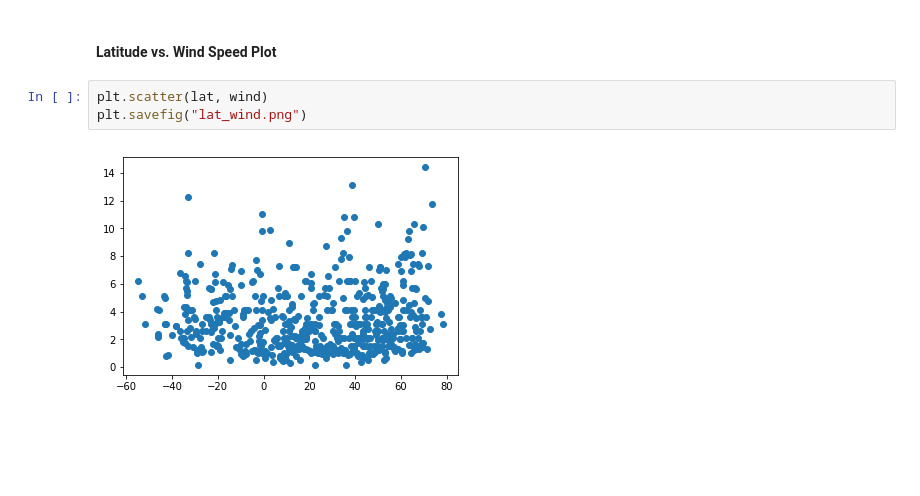
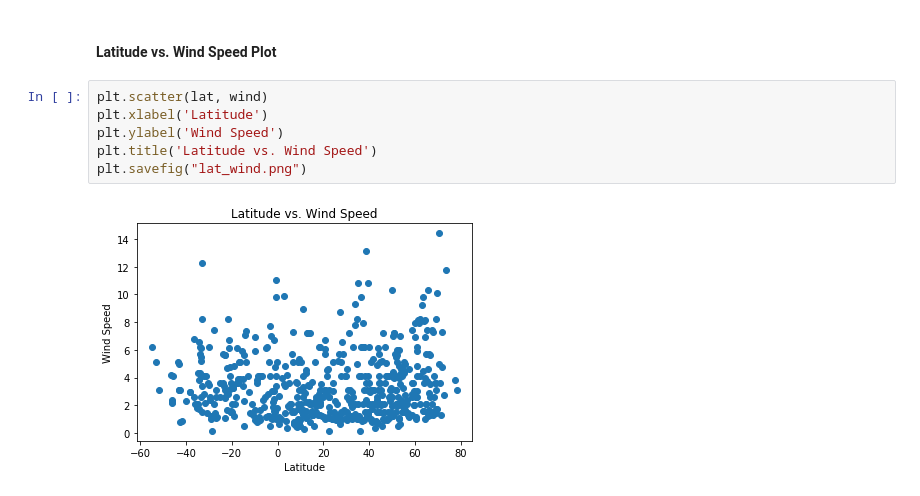
Before and after one commit to Adigine/GWARL_Assignment6_PythongAPI, a Jupyter notebook: WeatherPy.ipynb, the cells around one changed output. Drawn from its saved outputs; the diff is of its cells as text; blank space fills up the shorter version.

```diff
--- a/WeatherPy.ipynb
+++ b/WeatherPy.ipynb
@@ -164,6 +173,9 @@ plt.savefig("lat_cloud.png")
 #### Latitude vs. Wind Speed Plot
 # %%
 plt.scatter(lat, wind)
+plt.xlabel('Latitude')
+plt.ylabel('Wind Speed')
+plt.title('Latitude vs. Wind Speed')
 plt.savefig("lat_wind.png")
 # %% [output]
-[figure, old version]
+[figure, new version]
```
Also changed, not shown: parts of 3 cells of this notebook, 5 other files.
